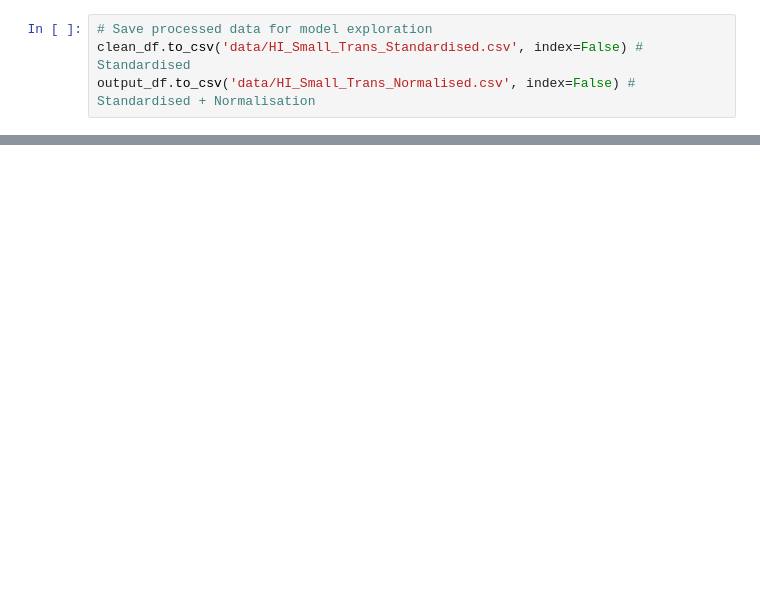
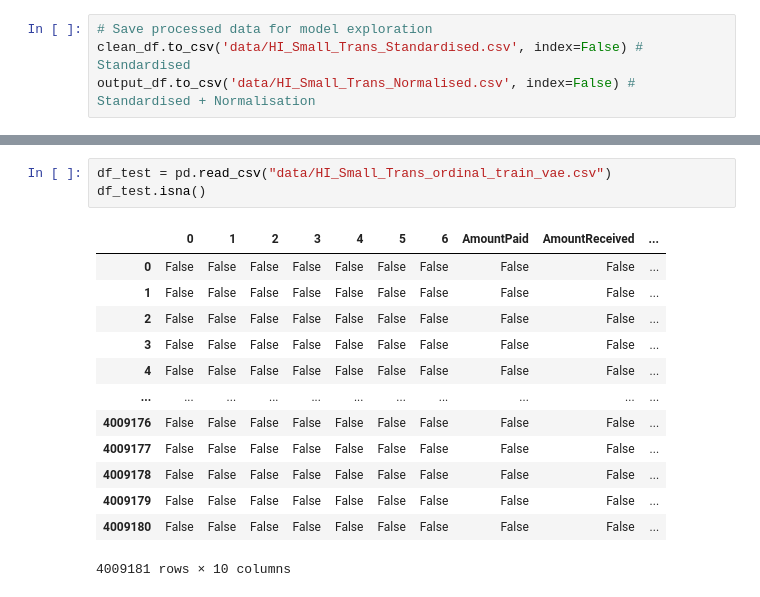
Before and after one commit to RuoqingEvelineWang/comp5340, a Jupyter notebook: data_processing.ipynb, the cells around one changed output, grey strips where cells are left out. Saved outputs shown, nothing was run; the diff lists cells and outputs as text; blank space fills up the shorter version.

```diff
--- a/data_processing.ipynb
+++ b/data_processing.ipynb
@@ -91,0 +310,17 @@ output_df.to_csv('data/HI_Small_Trans_Normalised.csv', index=False) # Standardis
+# %%
+df_test = pd.read_csv("data/HI_Small_Trans_ordinal_train_vae.csv")
+df_test.isna()
+# %% [output]
+|  | 0 | 1 | 2 | 3 | 4 | 5 | 6 | AmountPaid | AmountReceived | ... |
+| 0 | False | False | False | False | False | False | False | False | False | ... |
+| 1 | False | False | False | False | False | False | False | False | False | ... |
+| 2 | False | False | False | False | False | False | False | False | False | ... |
+| 3 | False | False | False | False | False | False | False | False | False | ... |
+| 4 | False | False | False | False | False | False | False | False | False | ... |
+| ... | ... | ... | ... | ... | ... | ... | ... | ... | ... | ... |
+| 4009176 | False | False | False | False | False | False | False | False | False | ... |
+| 4009177 | False | False | False | False | False | False | False | False | False | ... |
+| 4009178 | False | False | False | False | False | False | False | False | False | ... |
+| 4009179 | False | False | False | False | False | False | False | False | False | ... |
+| 4009180 | False | False | False | False | False | False | False | False | False | ... |
+4009181 rows × 10 columns
```
Also changed, not shown: parts of 21 cells of this notebook, 1 other file.
